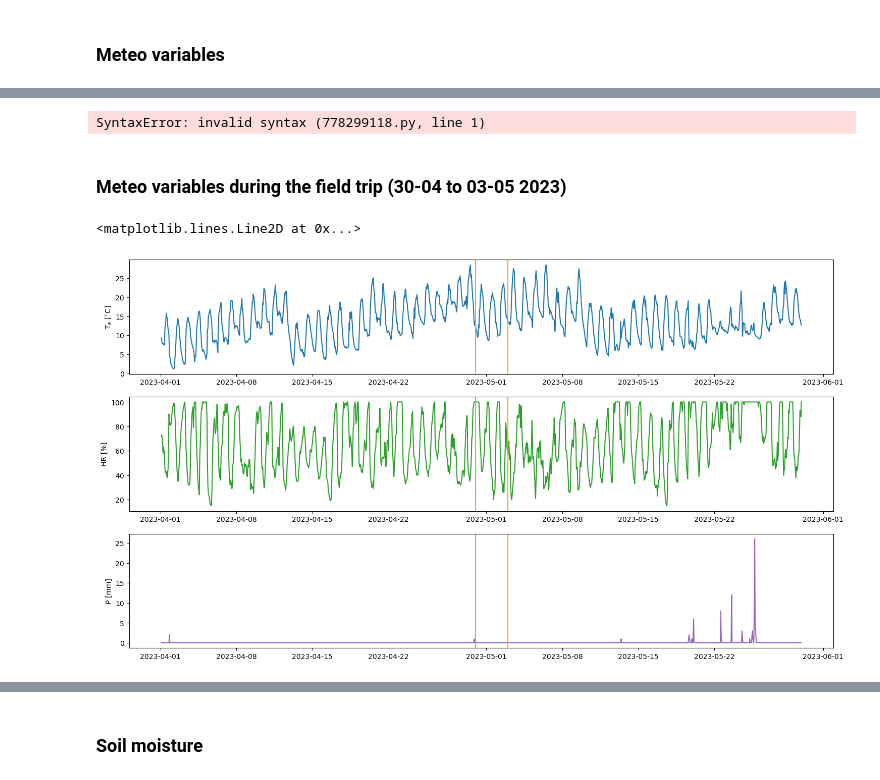
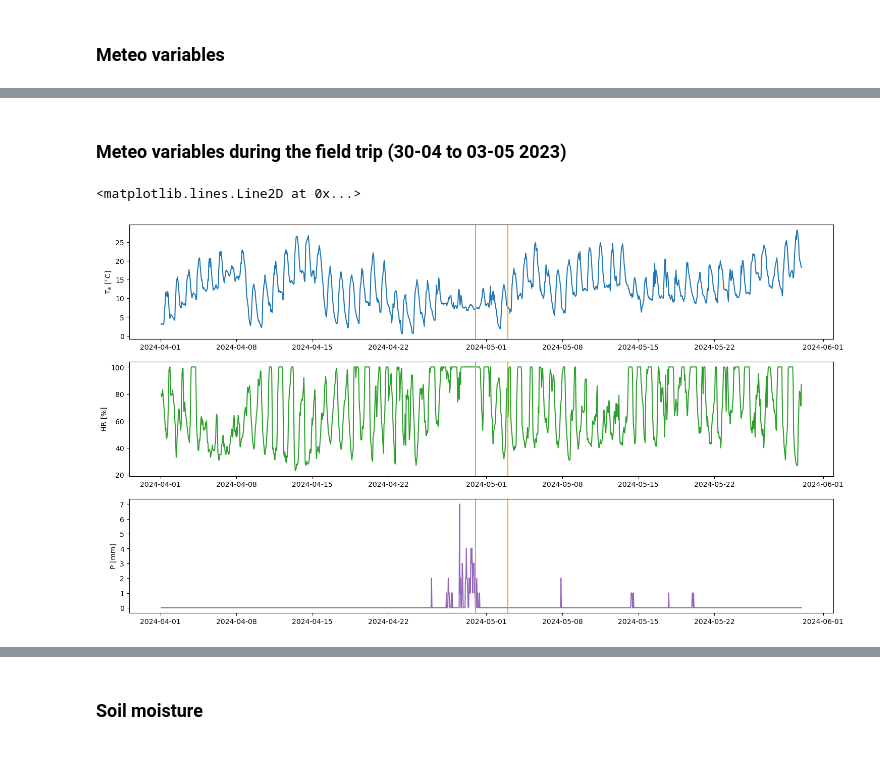
Before and after one commit to Emunozho/Model_Prades, a Jupyter notebook: Pre_analysis.ipynb, the cells around one changed output, grey strips where cells are left out. Cells and saved outputs as stored; diff of their text form; code cells hidden in the pictures.

```diff
--- a/Pre_analysis.ipynb
+++ b/Pre_analysis.ipynb
@@ -154,34 +154,30 @@ fig.savefig('Figures/Base_meteo_variables.pdf',bbox_inches="tight")
-# %%
------>>>> voy aqui. Revisar si tengo datos de 2024.
-# %% [output]
-SyntaxError: invalid syntax (778299118.py, line 1)
 # %% [markdown]
 ### Meteo variables during the field trip (30-04 to 03-05 2023)
 # %%
-mask=(data.datetime > '2023-4-1 01:00:00') & (data.datetime < '2023-5-30 01:00:00')
+mask=(data.datetime > '2024-4-1 01:00:00') & (data.datetime < '2024-5-30 01:00:00')
 data_ft=data.loc[mask]
 
 fig,axs=plt.subplots(3,1,figsize=[18,10])
 cmap=plt.cm.tab10
 colors=cmap(np.linspace(0,1,6))
 axs[0].plot(data_ft.datetime,data_ft.Ta,color=colors[0])
 axs[0].set_ylabel('T$_a$ [$^{\\circ}$C]')
-axs[0].axvline(dt.datetime(2023,4,30),color='orange')
-axs[0].axvline(dt.datetime(2023,5,3),color='orange')
+axs[0].axvline(dt.datetime(2024,4,30),color='orange')
+axs[0].axvline(dt.datetime(2024,5,3),color='orange')
 
 axs[1].plot(data_ft.datetime,data_ft.HR,color=colors[1])
 axs[1].set_ylabel('HR [%]')
-axs[1].axvline(dt.datetime(2023,4,30),color='orange')
-axs[1].axvline(dt.datetime(2023,5,3),color='orange')
+axs[1].axvline(dt.datetime(2024,4,30),color='orange')
+axs[1].axvline(dt.datetime(2024,5,3),color='orange')
 
 axs[2].plot(data_ft.datetime,data_ft.P,color=colors[2])
 axs[2].set_ylabel('P [mm]')
-axs[2].axvline(dt.datetime(2023,4,30),color='orange')
-axs[2].axvline(dt.datetime(2023,5,3),color='orange')
+axs[2].axvline(dt.datetime(2024,4,30),color='orange')
+axs[2].axvline(dt.datetime(2024,5,3),color='orange')
 
 # #axs[5].plot(data.datetime,data.maxWS,color=colors[0])
 # axs[5].plot(data.datetime,data.meanWS,color=colors[5])
 # axs[5].set_ylabel('WS [m s$^{-1}$]')
 # %% [output]
 <matplotlib.lines.Line2D at 0x...>
-[figure, old version]
+[figure, new version]
```
Also changed, not shown: parts of 55 cells of this notebook, 24 other files.
